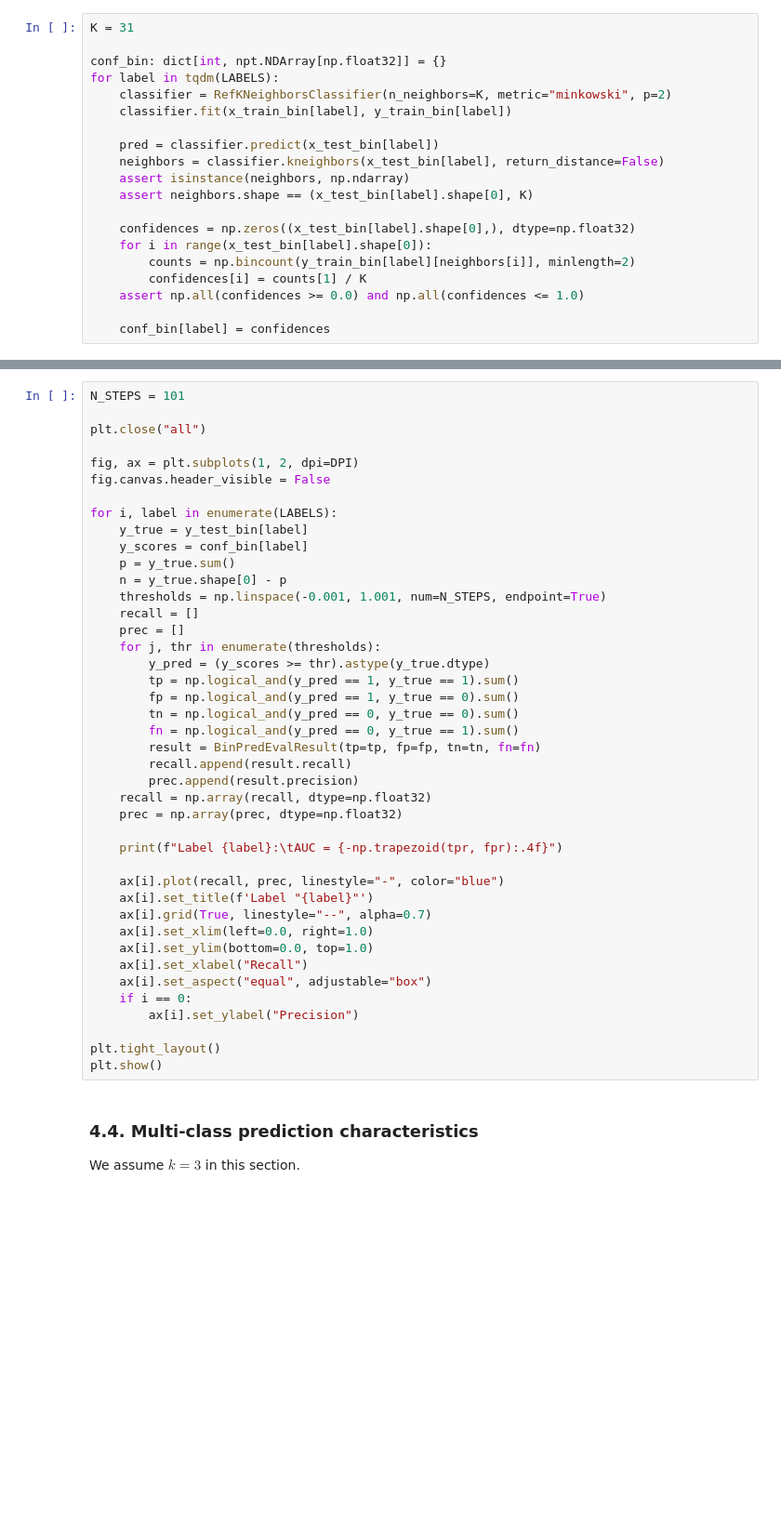
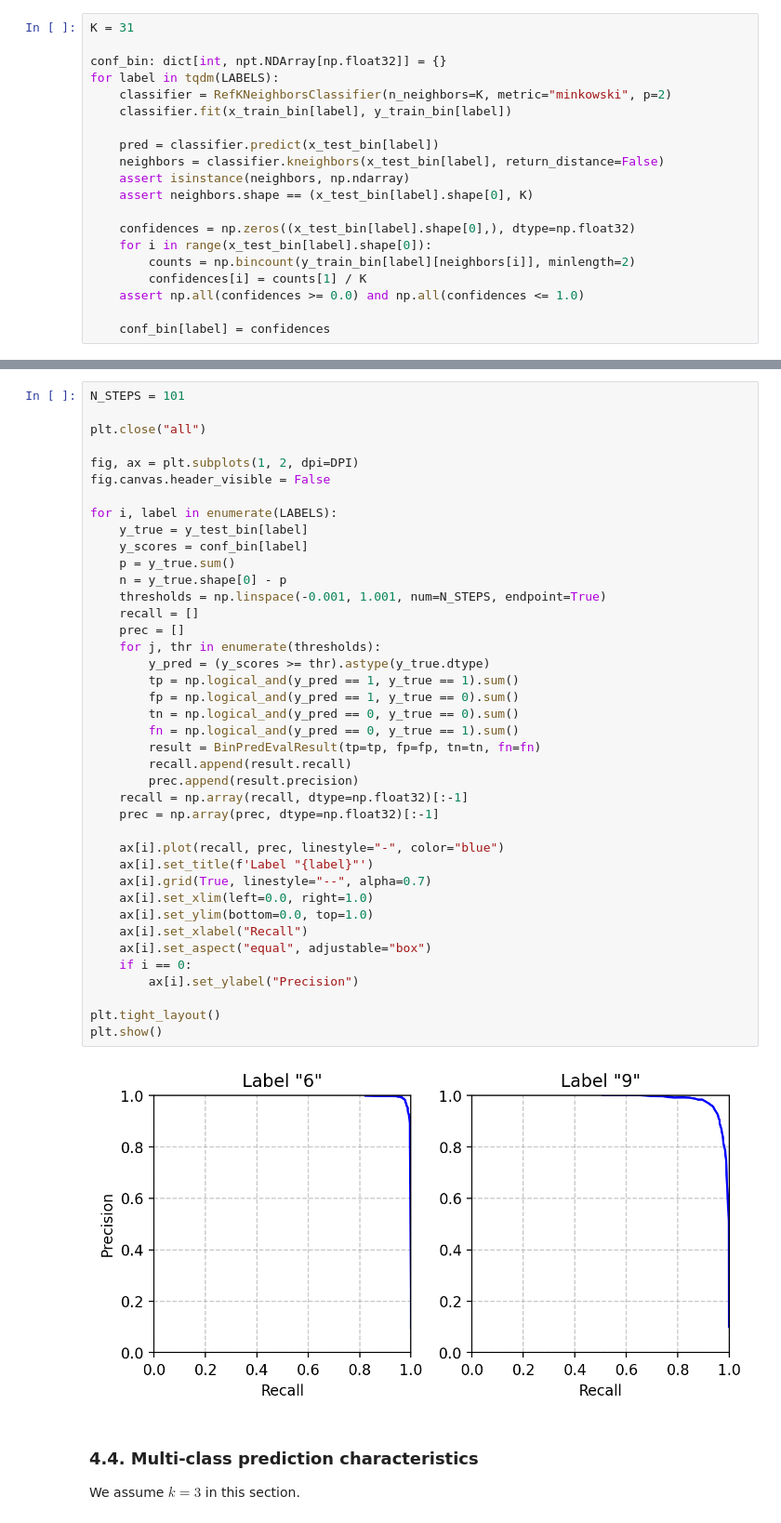
Before and after one commit to CSharperMantle/hdu2025_deep_learning, a Jupyter notebook: 1-knn/1-knn.ipynb, the cells around one changed output, grey strips where cells are left out. Shown at 93% size. Cells and saved outputs as stored; diff of their text form; blank space fills up the shorter version.

```diff
--- a/1-knn/1-knn.ipynb
+++ b/1-knn/1-knn.ipynb
@@ -321,37 +340,37 @@ fig.canvas.header_visible = False
 for i, label in enumerate(LABELS):
     y_true = y_test_bin[label]
     y_scores = conf_bin[label]
     p = y_true.sum()
     n = y_true.shape[0] - p
     thresholds = np.linspace(-0.001, 1.001, num=N_STEPS, endpoint=True)
     recall = []
     prec = []
     for j, thr in enumerate(thresholds):
         y_pred = (y_scores >= thr).astype(y_true.dtype)
         tp = np.logical_and(y_pred == 1, y_true == 1).sum()
         fp = np.logical_and(y_pred == 1, y_true == 0).sum()
         tn = np.logical_and(y_pred == 0, y_true == 0).sum()
         fn = np.logical_and(y_pred == 0, y_true == 1).sum()
         result = BinPredEvalResult(tp=tp, fp=fp, tn=tn, fn=fn)
         recall.append(result.recall)
         prec.append(result.precision)
-    recall = np.array(recall, dtype=np.float32)
-    prec = np.array(prec, dtype=np.float32)
-
-    print(f"Label {label}:\tAUC = {-np.trapezoid(tpr, fpr):.4f}")
+    recall = np.array(recall, dtype=np.float32)[:-1]
+    prec = np.array(prec, dtype=np.float32)[:-1]
 
     ax[i].plot(recall, prec, linestyle="-", color="blue")
     ax[i].set_title(f'Label "{label}"')
     ax[i].grid(True, linestyle="--", alpha=0.7)
     ax[i].set_xlim(left=0.0, right=1.0)
     ax[i].set_ylim(bottom=0.0, top=1.0)
     ax[i].set_xlabel("Recall")
     ax[i].set_aspect("equal", adjustable="box")
     if i == 0:
         ax[i].set_ylabel("Precision")
 
 plt.tight_layout()
 plt.show()
+# %% [output]
+[figure, added]
 # %% [markdown]
 ### 4.4. Multi-class prediction characteristics
 
```
Also changed, not shown: parts of 8 cells of this notebook.
